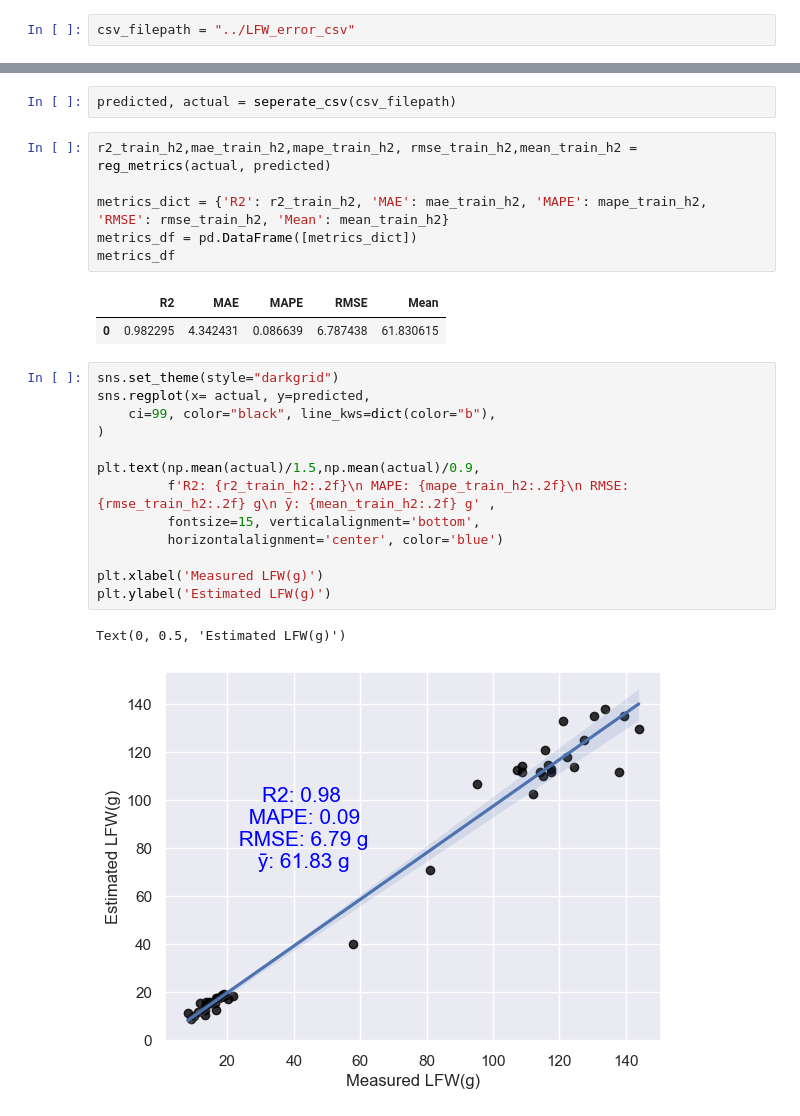
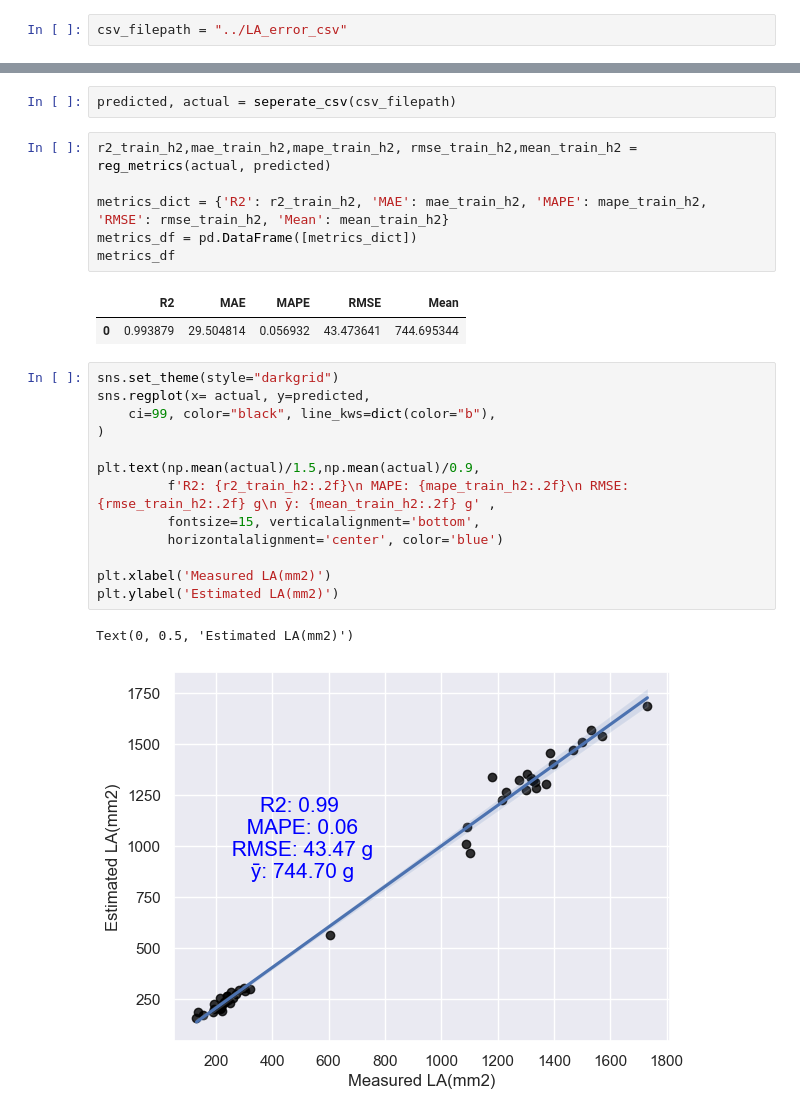
Before and after one commit to SaucyBoi21/PlantFlow, a Jupyter notebook: figures/figure_generation/scatterplot_predictions.ipynb, the cells around one changed output, grey strips where cells are left out. Saved outputs shown, nothing was run; the diff lists cells and outputs as text.

Commit message:
retrained all models
-retrained all models
-generated figures
-organized figures folder

```diff
--- a/figures/figure_generation/scatterplot_predictions.ipynb
+++ b/figures/figure_generation/scatterplot_predictions.ipynb
@@ -5,7 +5,7 @@ import numpy as np
 import matplotlib.pyplot as plt
 import sklearn.metrics as skm
 # %%
-csv_filepath = "../LFW_error_csv"
+csv_filepath = "../LA_error_csv"
 # %%
 def seperate_csv(filepath):
     df = pd.read_csv(filepath)
@@ -32,20 +32,20 @@ metrics_df = pd.DataFrame([metrics_dict])
 metrics_df
 # %% [output]
 |  | R2 | MAE | MAPE | RMSE | Mean |
-| 0 | 0.982295 | 4.342431 | 0.086639 | 6.787438 | 61.830615 |
+| 0 | 0.993879 | 29.504814 | 0.056932 | 43.473641 | 744.695344 |
 # %%
 sns.set_theme(style="darkgrid")
 sns.regplot(x= actual, y=predicted,
     ci=99, color="black", line_kws=dict(color="b"),
 )
 
 plt.text(np.mean(actual)/1.5,np.mean(actual)/0.9,
          f'R2: {r2_train_h2:.2f}\n MAPE: {mape_train_h2:.2f}\n RMSE: {rmse_train_h2:.2f} g\n ȳ: {mean_train_h2:.2f} g' ,
          fontsize=15, verticalalignment='bottom',
          horizontalalignment='center', color='blue')
 
-plt.xlabel('Measured LFW(g)')
-plt.ylabel('Estimated LFW(g)')
+plt.xlabel('Measured LA(mm2)')
+plt.ylabel('Estimated LA(mm2)')
 # %% [output]
-Text(0, 0.5, 'Estimated LFW(g)')
+Text(0, 0.5, 'Estimated LA(mm2)')
-[figure, old version]
+[figure, new version]
```
Also changed, not shown: 11 other files.
